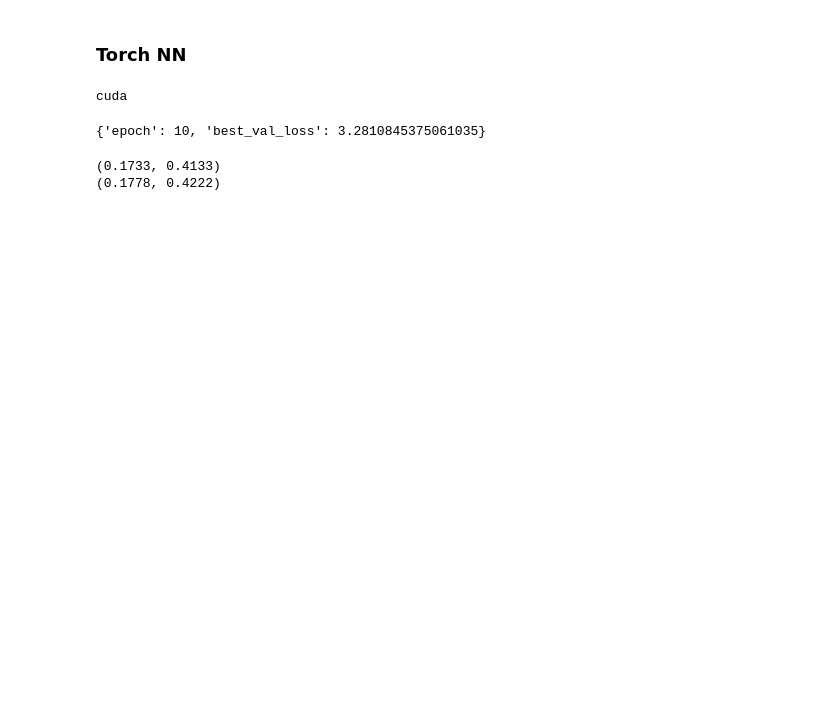
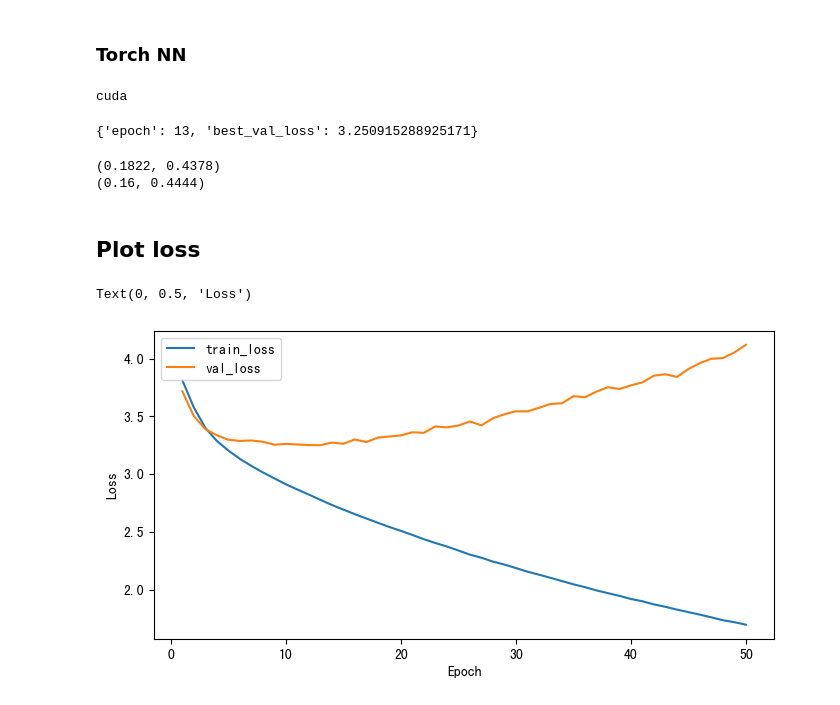
Before and after one commit to littlemilkwu/ds_ncku_deep_learning, a Jupyter notebook: HW1/code/image_classification.ipynb, the cells around one changed output. Drawn from its saved outputs; the diff is of its cells as text; code cells hidden in the pictures; blank space fills up the shorter version.

```diff
--- a/HW1/code/image_classification.ipynb
+++ b/HW1/code/image_classification.ipynb
@@ -74,17 +77,17 @@ print(test_eval)
 # %%
 cat_clf = CatBoostClassifier(
     iterations=2000, early_stopping_rounds=50,
-    random_state=RANDOM_STATE, verbose=True, use_best_model=True)
+    random_state=RANDOM_STATE, verbose=50, use_best_model=True)
 cat_clf.fit(train_X, train_y, eval_set=(val_X, val_y))
 val_y_proba = cat_clf.predict_proba(val_X)
 test_y_proba = cat_clf.predict_proba(test_X)
 
-val_eval = evaluate_score(val_y, val_y_proba)
-test_eval = evaluate_score(test_y, test_y_proba)
+cat_val_acc = evaluate_score(val_y, val_y_proba)
+cat_test_acc = evaluate_score(test_y, test_y_proba)
 
 # top1_acc, top5_acc
-print(val_eval)
-print(test_eval)
+print(cat_val_acc)
+print(cat_test_acc)
 
 # output
 # (0.2978, 0.6133)
@@ -125,13 +128,13 @@ class ImageModel(nn.Module):
             nn.Linear(1344, 512),
             nn.BatchNorm1d(512),
             nn.ReLU(),
-            nn.Linear(512, 512),
-            nn.BatchNorm1d(512),
-            nn.ReLU(),
             nn.Linear(512, 256),
             nn.BatchNorm1d(256),
             nn.ReLU(),
-            nn.Linear(256, 64),
+            nn.Linear(256, 128),
+            nn.BatchNorm1d(128),
+            nn.ReLU(),
+            nn.Linear(128, 64),
             nn.BatchNorm1d(64),
             nn.ReLU(),
             nn.Linear(64, 50)
@@ -145,6 +148,7 @@ class ImageModel(nn.Module):
 image_model = ImageModel().to(device)
 
 lr = 1e-4
+wd = 1e-5
 batch_size = 512
 epochs = 50
 
@@ -152,7 +156,7 @@ epochs = 50
 loss_fn = nn.CrossEntropyLoss()
 
 # optimizers
-optimizer = torch.optim.Adam(image_model.parameters(), lr=lr)
+optimizer = torch.optim.Adam(image_model.parameters(), lr=lr, weight_decay=wd)
 # %%
 # tensor
 train_X = torch.from_numpy(train_X).to(torch.float32)
@@ -180,6 +184,7 @@ def train_loop(epochs, model, loss_fn, optimizer, train_loader, val_loader=None)
     ls_loss = []
     ls_acc = []
     ls_val_loss = []
+    ls_val_acc = []
     dict_best = {'epoch': -1, 'best_val_loss': 1e10}
 
     model.train()
@@ -216,7 +221,7 @@ def train_loop(epochs, model, loss_fn, optimizer, train_loader, val_loader=None)
 
                 # (optional) val loop
                 if val_loader != None:
-                    _, val_loss = val_stage(model, loss_fn, val_loader)
+                    val_acc, val_loss = val_stage(model, loss_fn, val_loader)
                     if val_loss < dict_best['best_val_loss']:
                         dict_best['best_val_loss'] = val_loss
                         dict_best['epoch'] = (i+1)
@@ -225,8 +230,9 @@ def train_loop(epochs, model, loss_fn, optimizer, train_loader, val_loader=None)
 
                     loop.set_postfix(acc=acc_training, loss=total_loss, val_loss=val_loss)
                     ls_val_loss.append(val_loss)
+                    ls_val_acc.append(val_acc)
     print(dict_best)
-    return ls_acc, ls_loss, ls_val_loss
+    return (ls_acc, ls_loss), (ls_val_acc, ls_val_loss), dict_best
 
 
 # val loop
@@ -246,9 +252,9 @@ def val_stage(model, loss_fn, val_loader):
         total_loss /= len(val_loader.dataset)
         return total_acc, total_loss
 # %%
-ls_acc, ls_loss, ls_val_loss = train_loop(epochs, image_model, loss_fn, optimizer, train_loader, val_loader)
+(ls_acc, ls_loss), (ls_val_acc, ls_val_loss), dict_best = train_loop(epochs, image_model, loss_fn, optimizer, train_loader, val_loader)
 # %% [output]
-{'epoch': 10, 'best_val_loss': 3.2810845375061035}
+{'epoch': 13, 'best_val_loss': 3.250915288925171}
 # %%
 # 轉回 numpy
 train_y = train_y.numpy()
@@ -259,19 +265,32 @@ image_model = torch.load('best_model/torch_nn.pth')
 val_y_proba = image_model(val_X.to(device)).cpu().detach().numpy()
 test_y_proba = image_model(test_X.to(device)).cpu().detach().numpy()
 
-val_eval = evaluate_score(val_y, val_y_proba)
-test_eval = evaluate_score(test_y, test_y_proba)
+nn_val_acc = evaluate_score(val_y, val_y_proba)
+nn_test_acc = evaluate_score(test_y, test_y_proba)
 
-print(val_eval)
-print(test_eval)
+print(nn_val_acc)
+print(nn_test_acc)
 
 # final model
-# (0.16, 0.3956)
-# (0.1578, 0.3822)
+# (0.1644, 0.42)
+# (0.1378, 0.4133)
 
 # best model
-# (0.1733, 0.4133)
-# (0.1778, 0.4222)
+# (0.1822, 0.4378)
+# (0.16, 0.4444)
 # %% [output]
-(0.1733, 0.4133)
-(0.1778, 0.4222)
+(0.1822, 0.4378)
+(0.16, 0.4444)
+# %% [markdown]
+## Plot loss
+# %%
+fig, axe = plt.subplots(figsize=(8, 4))
+axe.plot(range(1, epochs+1), ls_loss, label='train_loss')
+axe.plot(range(1, epochs+1), ls_val_loss, label='val_loss')
+axe.legend()
+
+axe.set_xlabel('Epoch')
+axe.set_ylabel('Loss')
+# %% [output]
+Text(0, 0.5, 'Loss')
+[figure, added]
```
Also changed, not shown: parts of 3 cells of this notebook, 6 other files.
